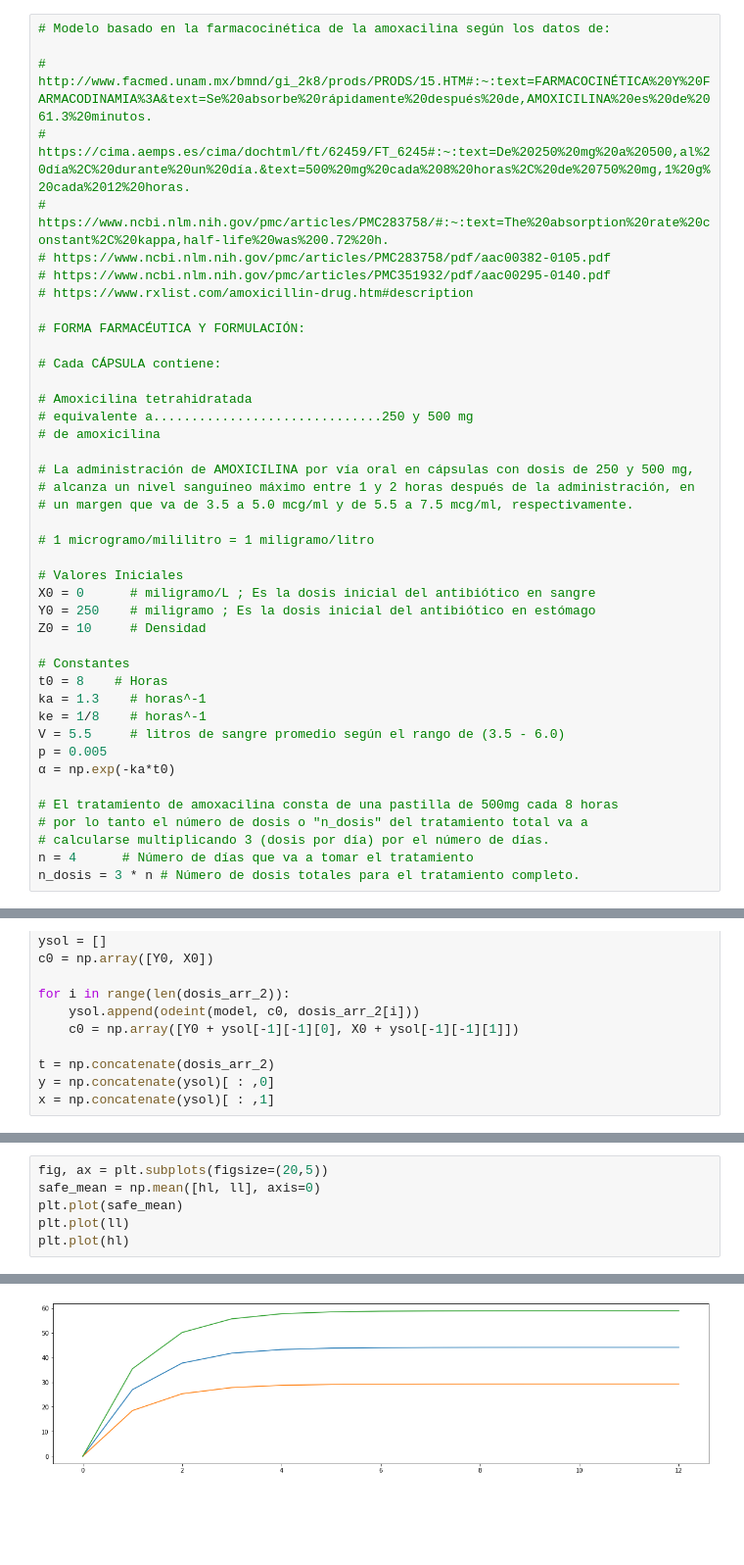
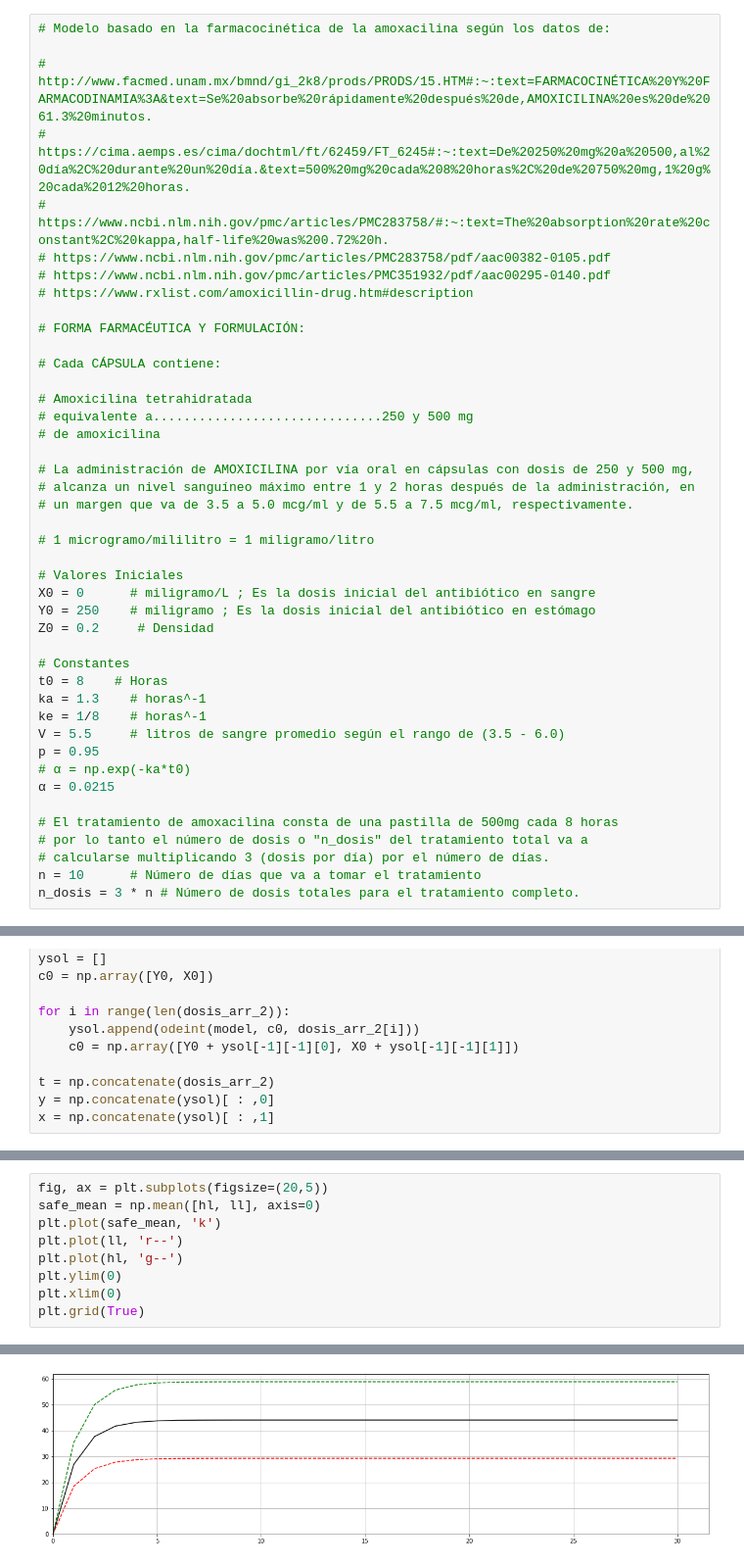
Before and after one commit to SergioPachonDotor/MAIM, a Jupyter notebook: Tarea_1/Tarea_1_sim.ipynb, the cells around one changed output, grey strips where cells are left out. Shown at 98% size. Drawn from its saved outputs; the diff is of its cells as text; blank space fills up the shorter version.

```diff
--- a/Tarea_1/Tarea_1_sim.ipynb
+++ b/Tarea_1/Tarea_1_sim.ipynb
@@ -52,20 +52,21 @@ $$
 # Valores Iniciales
 X0 = 0      # miligramo/L ; Es la dosis inicial del antibiótico en sangre
 Y0 = 250    # miligramo ; Es la dosis inicial del antibiótico en estómago
-Z0 = 10     # Densidad
+Z0 = 0.2     # Densidad
 
 # Constantes
 t0 = 8    # Horas
 ka = 1.3    # horas^-1
 ke = 1/8    # horas^-1
 V = 5.5     # litros de sangre promedio según el rango de (3.5 - 6.0)
-p = 0.005
-α = np.exp(-ka*t0)
+p = 0.95
+# α = np.exp(-ka*t0)
+α = 0.0215
 
 # El tratamiento de amoxacilina consta de una pastilla de 500mg cada 8 horas
 # por lo tanto el número de dosis o "n_dosis" del tratamiento total va a
 # calcularse multiplicando 3 (dosis por día) por el número de días.
-n = 4      # Número de días que va a tomar el tratamiento
+n = 10      # Número de días que va a tomar el tratamiento
 n_dosis = 3 * n # Número de dosis totales para el tratamiento completo.
 # %%
 def model(c, t):
@@ -153,7 +154,10 @@ plt.legend(loc='best')
 # %%
 fig, ax = plt.subplots(figsize=(20,5))
 safe_mean = np.mean([hl, ll], axis=0)
-plt.plot(safe_mean)
-plt.plot(ll)
-plt.plot(hl)
+plt.plot(safe_mean, 'k')
+plt.plot(ll, 'r--')
+plt.plot(hl, 'g--')
+plt.ylim(0)
+plt.xlim(0)
+plt.grid(True)
 # %% [output]
@@ -161 +164 @@ plt.plot(hl)
-[figure, old version]
+[figure, new version]
```
Also changed, not shown: parts of 13 cells of this notebook.
